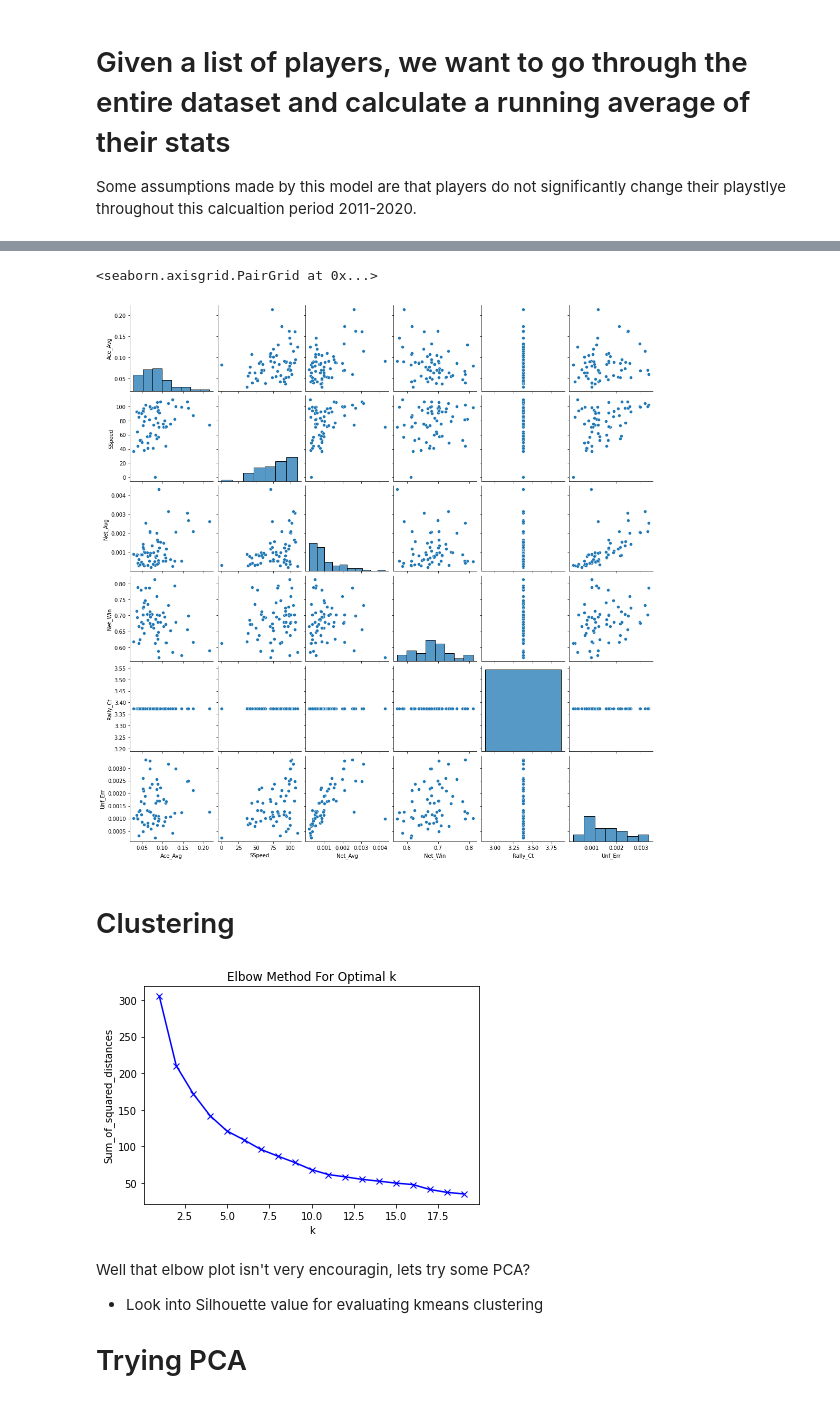
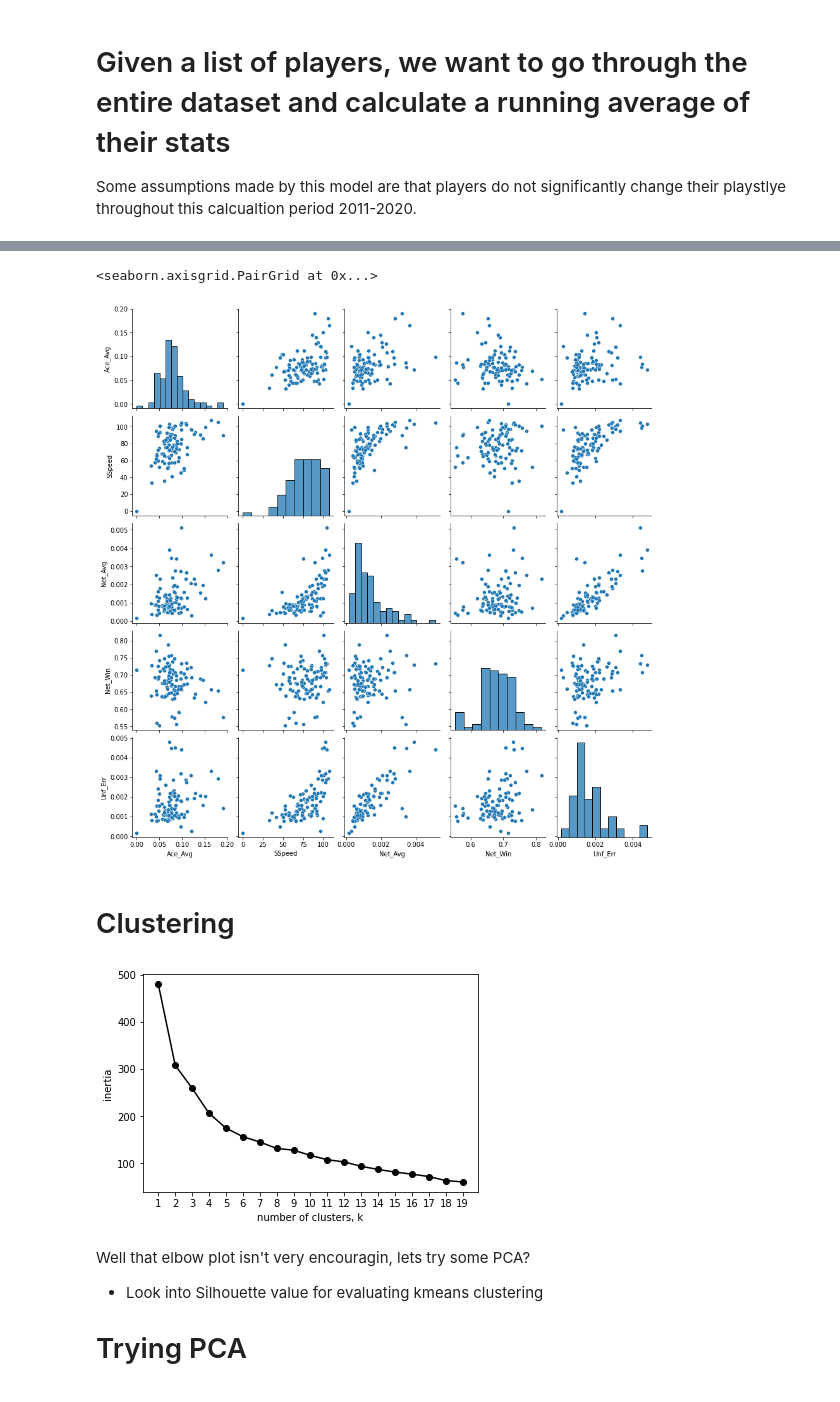
Before and after one commit to JohnOnt/Tennis_Classification, a Jupyter notebook: classify.ipynb, the cells around one changed output, grey strips where cells are left out. Drawn from its saved outputs; the diff is of its cells as text; code cells hidden in the pictures.

Commit message:
Clustering is *better*

```diff
--- a/classify.ipynb
+++ b/classify.ipynb
@@ -86,29 +96,37 @@ def get_unforced_errors(player, matches, player_points):
 # %% [markdown]
 # Given a list of players, we want to go through the entire dataset and calculate a running average of their stats
 Some assumptions made by this model are that players do not significantly change their playstlye throughout this calcualtion period 2011-2020.
+# %%
+tour_players = list(set(np.append(us18_matches.player1.values, us18_matches.player2.values)))
+players = matchups100.columns[1:]
+
+# [x for x in tour_players if x in players]
 # %%
-colnames = ['nServes', 'Ace_Avg', 'SSpeed', 'nPlays', 'nNets', 'Net_Avg', 'Net_Win', 'Rally_Ct', 'Unf_Err']
-player_stats = pd.DataFrame(index=[''], columns=colnames)
+players = matchups100.columns[1:]
 
+colnames = ['nServes', 'Ace_Avg', 'SSpeed', 'nPlays', 'nNets', 'Net_Avg', 'Net_Win', 'Unf_Err']
+player_stats = pd.DataFrame(0, index=players, columns=colnames)
+player_stats.head()
 
 #nadal_points = get_player_points('Rafael Nadal', us18_matches, us18_points)
 
 tours = ['ausopen', 'frenchopen', 'usopen', 'wimbledon']
-players = matchups100.columns[1:]
+
 
 # Triply four loop dont tell my CS profs ;(
-for year in np.arange(2017, 2018):
+for year in np.arange(2011, 2018):
     for tour in tours:
         matches = pd.read_csv('tennis_data/' + str(year) + '-' + tour + '-matches.csv')
         points = pd.read_csv('tennis_data/' + str(year) + '-' + tour + '-points.csv')
 
-        # players = list(set(np.append(matches.player1.values, matches.player2.values)))
+        tour_players = list(set(np.append(matches.player1.values, matches.player2.values)))
 
-        for player in players:
+        # Go through tournament players only in the top 100 (avoids NaN values)
+        for player in [x for x in tour_players if x in players]:
             player_points = get_player_points(player, matches, points)
 
-            if player not in player_stats.index:
-                player_stats.loc[player] = np.zeros(len(colnames))
+            #if player not in player_stats.index:
+            #    player_stats.loc[player] = np.zeros(len(colnames))
 
             update_row = []
 
@@ -152,10 +170,10 @@ for year in np.arange(2017, 2018):
             # Gameplay Stats
             #-----------------------------------------------------------
                 # Avg Rally length
-            avg_rally = (np.sum(player_plays.RallyCount) + player_stats.loc[player].nPlays * player_stats.loc[player].Rally_Ct) \
-                / (np.shape(player_plays)[0] + player_stats.loc[player].nPlays)
+            # avg_rally = (np.sum(player_plays.RallyCount) + player_stats.loc[player].nPlays * player_stats.loc[player].Rally_Ct) \
+                # / (np.shape(player_plays)[0] + player_stats.loc[player].nPlays)
 
-            update_row.append(avg_rally)
+            # update_row.append(avg_rally)
 
                 # Unforced error rate (consistency measure)
             player_errors = get_unforced_errors(player, matches, player_plays)
@@ -194,12 +212,12 @@ player_stats
 # %%
-predictors = ['Ace_Avg', 'SSpeed', 'Net_Avg', 'Net_Win', 'Rally_Ct', 'Unf_Err']
+predictors = ['Ace_Avg', 'SSpeed', 'Net_Avg', 'Net_Win', 'Unf_Err']
 
 player_stats_preds = player_stats[predictors]
 
 sns.pairplot(player_stats_preds)
 # %% [output]
 <seaborn.axisgrid.PairGrid at 0x...>
-[figure, old version]
+[figure, new version]
 # %% [markdown]
 # Clustering
 # %%
@@ -222,13 +240,13 @@ for k in K:
     km = km.fit(player_stats_scaled)
     inertias.append(km.inertia_)
 # %%
-plt.plot(K, inertias, 'bx-')
-plt.xlabel('k')
-plt.ylabel('Sum_of_squared_distances')
-plt.title('Elbow Method For Optimal k')
+plt.plot(K, inertias, '-o', color='black')
+plt.xlabel('number of clusters, k')
+plt.ylabel('inertia')
+plt.xticks(K)
 plt.show()
 # %% [output]
-[figure, old version]
+[figure, new version]
 # %% [markdown]
 Well that elbow plot isn't very encouragin, lets try some PCA?
 
```
Also changed, not shown: parts of 5 cells of this notebook, 5 other files.
